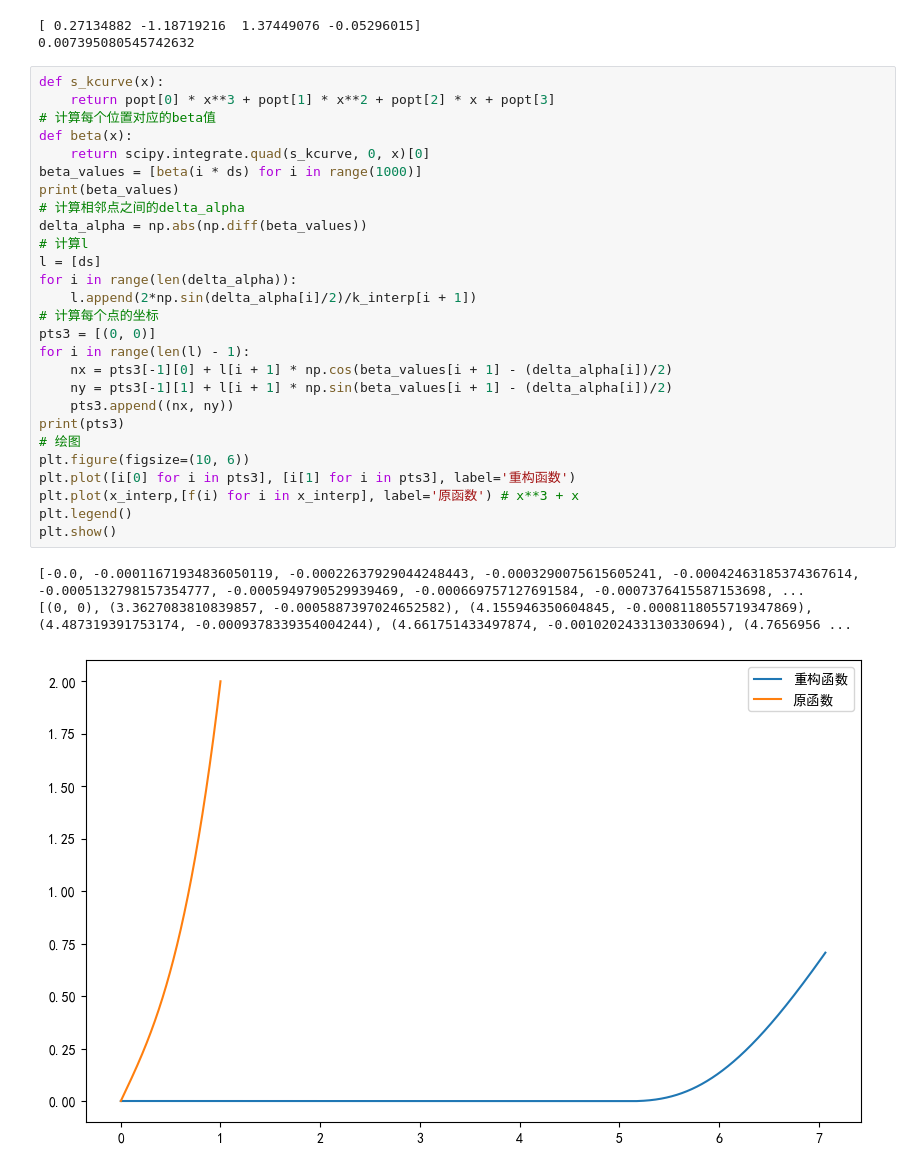
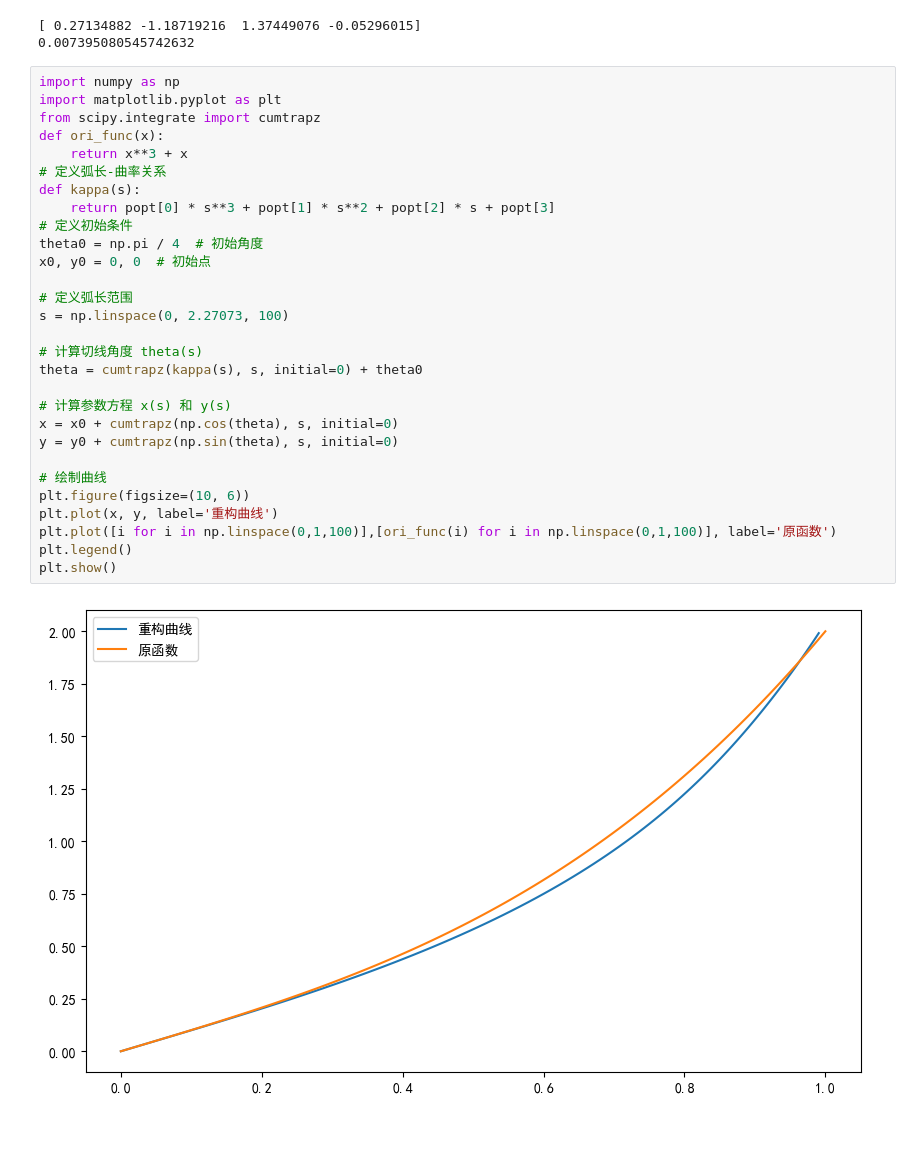
Before and after one commit to JesterHey/2024------, a Jupyter notebook: q3.ipynb, the cells around one changed output. Saved outputs shown, nothing was run; the diff lists cells and outputs as text; blank space fills up the shorter version.

```diff
--- a/q3.ipynb
+++ b/q3.ipynb
@@ -260,34 +219,34 @@ print(np.mean(err))
 # %% [output]
 [ 0.27134882 -1.18719216  1.37449076 -0.05296015]
 0.007395080545742632
-# %%
-def s_kcurve(x):
-    return popt[0] * x**3 + popt[1] * x**2 + popt[2] * x + popt[3]
-# 计算每个位置对应的beta值
-def beta(x):
-    return scipy.integrate.quad(s_kcurve, 0, x)[0]
-beta_values = [beta(i * ds) for i in range(1000)]
-print(beta_values)
-# 计算相邻点之间的delta_alpha
-delta_alpha = np.abs(np.diff(beta_values))
-# 计算l
-l = [ds]
-for i in range(len(delta_alpha)):
-    l.append(2*np.sin(delta_alpha[i]/2)/k_interp[i + 1])
-# 计算每个点的坐标
-pts3 = [(0, 0)]
-for i in range(len(l) - 1):
-    nx = pts3[-1][0] + l[i + 1] * np.cos(beta_values[i + 1] - (delta_alpha[i])/2)
-    ny = pts3[-1][1] + l[i + 1] * np.sin(beta_values[i + 1] - (delta_alpha[i])/2)
-    pts3.append((nx, ny))
-print(pts3)
-# 绘图
-plt.figure(figsize=(10, 6))
-plt.plot([i[0] for i in pts3], [i[1] for i in pts3], label='重构函数')
-plt.plot(x_interp,[f(i) for i in x_interp], label='原函数') # x**3 + x
-plt.legend()
-plt.show()
-# %% [output]
-[-0.0, -0.00011671934836050119, -0.00022637929044248443, -0.0003290075615605241, -0.00042463185374367614, -0.0005132798157354777, -0.0005949790529939469, -0.000669757127691584, -0.0007376415587153698, ...
-[(0, 0), (3.3627083810839857, -0.0005887397024652582), (4.155946350604845, -0.0008118055719347869), (4.487319391753174, -0.0009378339354004244), (4.661751433497874, -0.0010202433130330694), (4.7656956 ...
-[figure, removed]
+# %%
+import numpy as np
+import matplotlib.pyplot as plt
+from scipy.integrate import cumtrapz
+def ori_func(x):
+    return x**3 + x
+# 定义弧长-曲率关系
+def kappa(s):
+    return popt[0] * s**3 + popt[1] * s**2 + popt[2] * s + popt[3]
+# 定义初始条件
+theta0 = np.pi / 4  # 初始角度
+x0, y0 = 0, 0  # 初始点
+
+# 定义弧长范围
+s = np.linspace(0, 2.27073, 100)
+
+# 计算切线角度 theta(s)
+theta = cumtrapz(kappa(s), s, initial=0) + theta0
+
+# 计算参数方程 x(s) 和 y(s)
+x = x0 + cumtrapz(np.cos(theta), s, initial=0)
+y = y0 + cumtrapz(np.sin(theta), s, initial=0)
+
+# 绘制曲线
+plt.figure(figsize=(10, 6))
+plt.plot(x, y, label='重构曲线')
+plt.plot([i for i in np.linspace(0,1,100)],[ori_func(i) for i in np.linspace(0,1,100)], label='原函数')
+plt.legend()
+plt.show()
+# %% [output]
+[figure, added]
```
Also changed, not shown: parts of 4 cells of this notebook, 4 other files.
